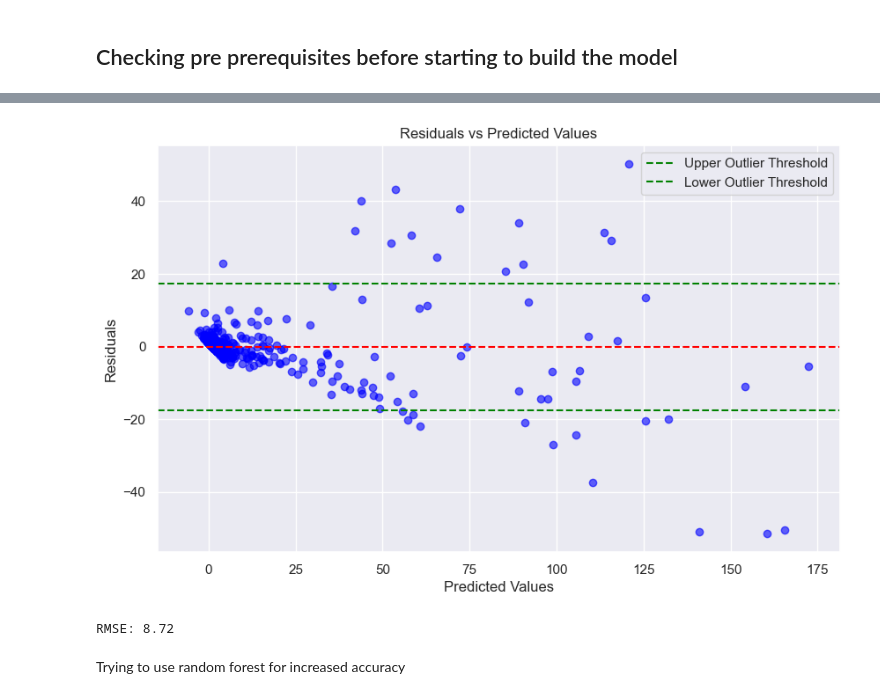
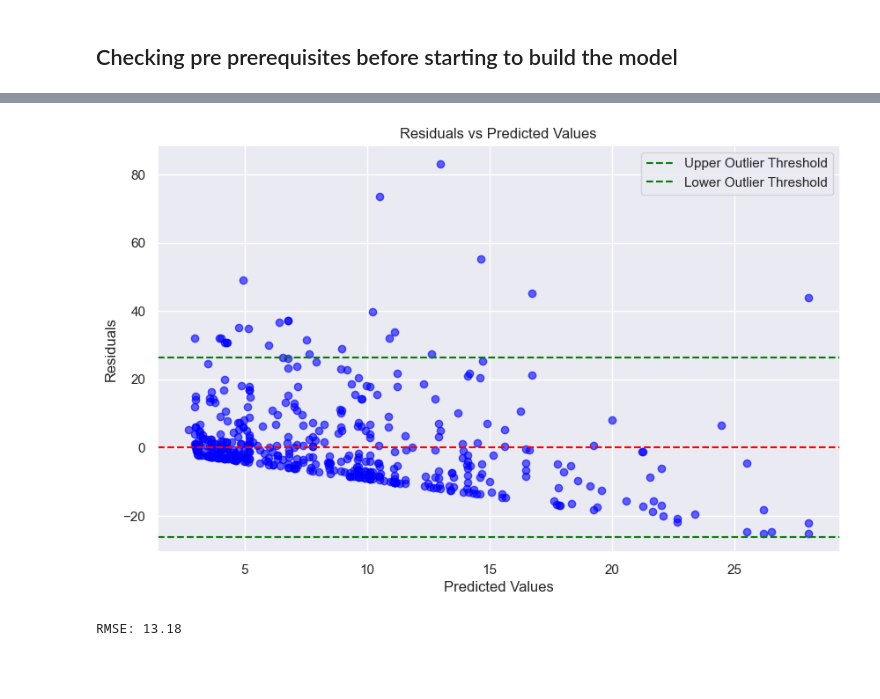
Before and after one commit to Dualboi/ml-analysis-ukraine-attacks, a Jupyter notebook: Model1.ipynb, the cells around one changed output, grey strips where cells are left out. Drawn from its saved outputs; the diff is of its cells as text; code cells hidden in the pictures; blank space fills up the shorter version.

```diff
--- a/Model1.ipynb
+++ b/Model1.ipynb
@@ -23,9 +19,0 @@ prob1_dataset = prob1_dataset.dropna()
-# %%
-prob1_dataset['time_start'] = pd.to_datetime(prob1_dataset['time_start'])
-
-# Extracting month and day from time star
-prob1_dataset['month'] = prob1_dataset['time_start'].dt.month
-prob1_dataset['day'] = prob1_dataset['time_start'].dt.day
-
-# Now drop the datetime column
-prob1_dataset.drop(columns=['time_start'], inplace=True)
@@ -120,35 +184,33 @@ Average number of missiles launched next month 13.88
 import numpy as np
 import matplotlib.pyplot as plt
 import seaborn as sns
 
 # Calculate residuals
-residuals = y_test - y_pred
+residuals = y_actual - y_pred
 
 # Plotting
 plt.figure(figsize=(10, 6))
 
 # Residuals vs Predicted values plot
 plt.scatter(y_pred, residuals, color='blue', alpha=0.6)
 plt.axhline(y=0, color='red', linestyle='--')
 plt.title('Residuals vs Predicted Values')
 plt.xlabel('Predicted Values')
 plt.ylabel('Residuals')
 
 # Optional: Add lines to identify outliers (this is one way to define outliers, e.g., beyond 2 standard deviations)
 std_residuals = np.std(residuals)
 outlier_threshold_upper = std_residuals * 2
 outlier_threshold_lower = -std_residuals * 2
 
 plt.axhline(y=outlier_threshold_upper, color='green', linestyle='--', label='Upper Outlier Threshold')
 plt.axhline(y=outlier_threshold_lower, color='green', linestyle='--', label='Lower Outlier Threshold')
 
 plt.legend()
 plt.show()
 
 # Print RMSE
 print(f"RMSE: {rmse:.2f}")
 # %% [output]
-[figure, old version]
+[figure, new version]
-RMSE: 8.72
+RMSE: 13.18
-# %% [markdown]
-Trying to use random forest for increased accuracy
```
Also changed, not shown: parts of 13 cells of this notebook.
